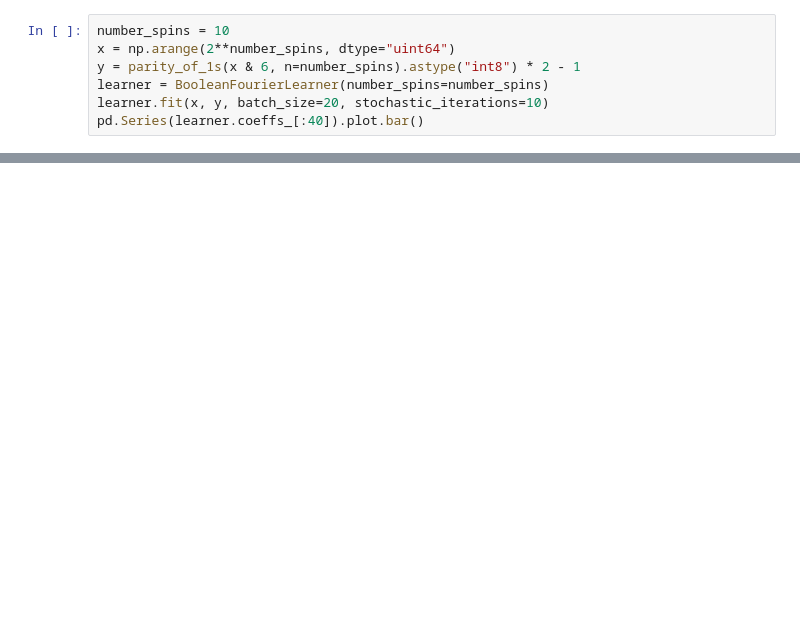
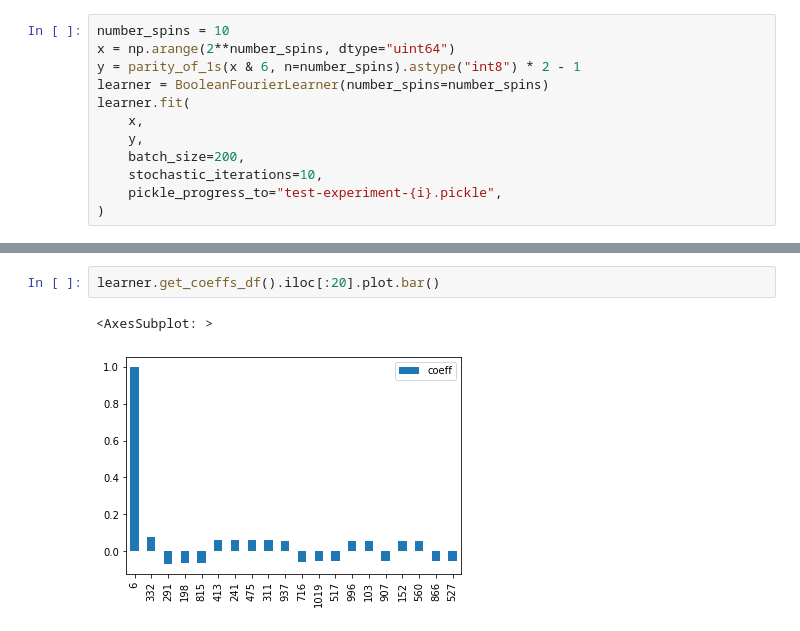
Before and after one commit to ischurov/frustrations-eda, a Jupyter notebook: boolean-fourier-learner.ipynb, the cells around one changed output, grey strips where cells are left out. Drawn from its saved outputs; the diff is of its cells as text; blank space fills up the shorter version.

```diff
--- a/boolean-fourier-learner.ipynb
+++ b/boolean-fourier-learner.ipynb
@@ -120,6 +116,11 @@ number_spins = 10
 x = np.arange(2**number_spins, dtype="uint64")
 y = parity_of_1s(x & 6, n=number_spins).astype("int8") * 2 - 1
 learner = BooleanFourierLearner(number_spins=number_spins)
-learner.fit(x, y, batch_size=20, stochastic_iterations=10)
-pd.Series(learner.coeffs_[:40]).plot.bar()
+learner.fit(
+    x,
+    y,
+    batch_size=200,
+    stochastic_iterations=10,
+    pickle_progress_to="test-experiment-{i}.pickle",
+)
 # %% [output]
@@ -127,0 +137,5 @@ pd.Series(learner.coeffs_[:40]).plot.bar()
+# %%
+learner.get_coeffs_df().iloc[:20].plot.bar()
+# %% [output]
+<AxesSubplot: >
+[figure, added]
```
Also changed, not shown: parts of 15 cells of this notebook, 5 other files.
